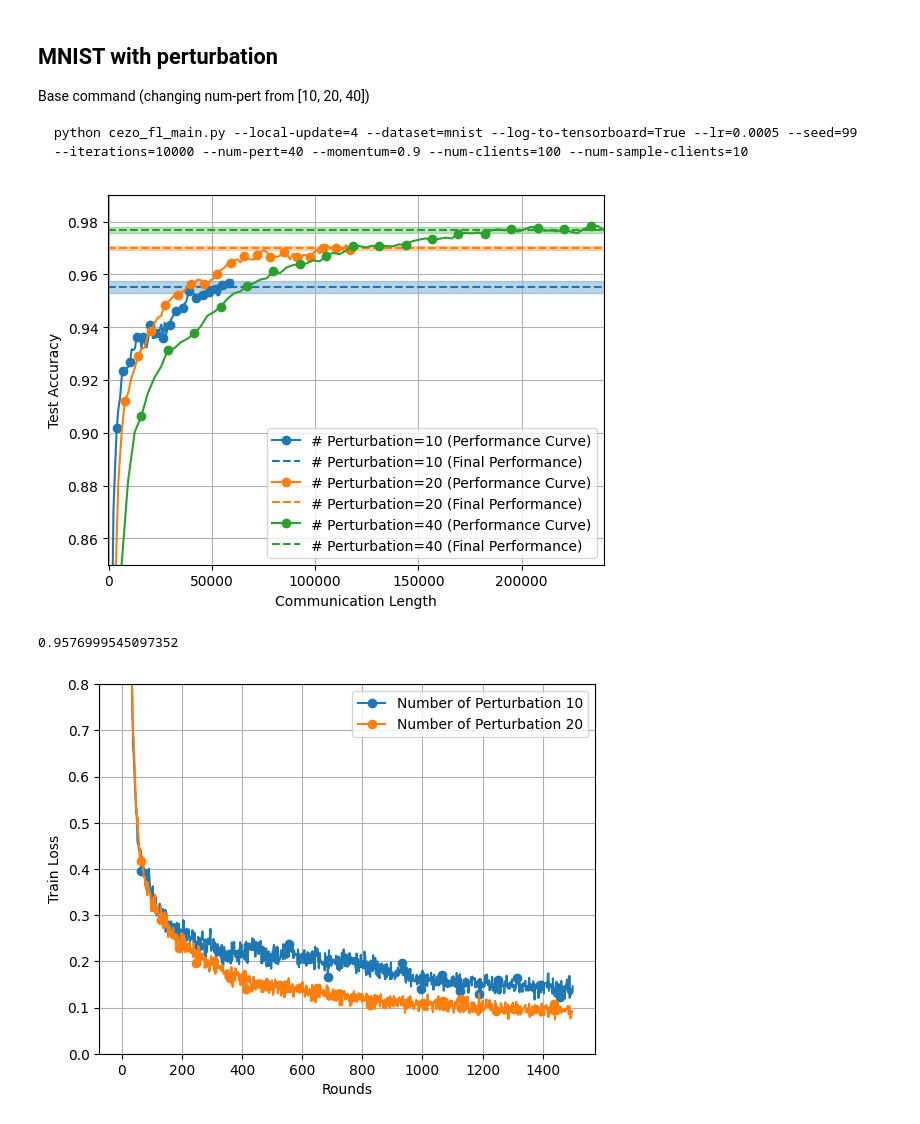
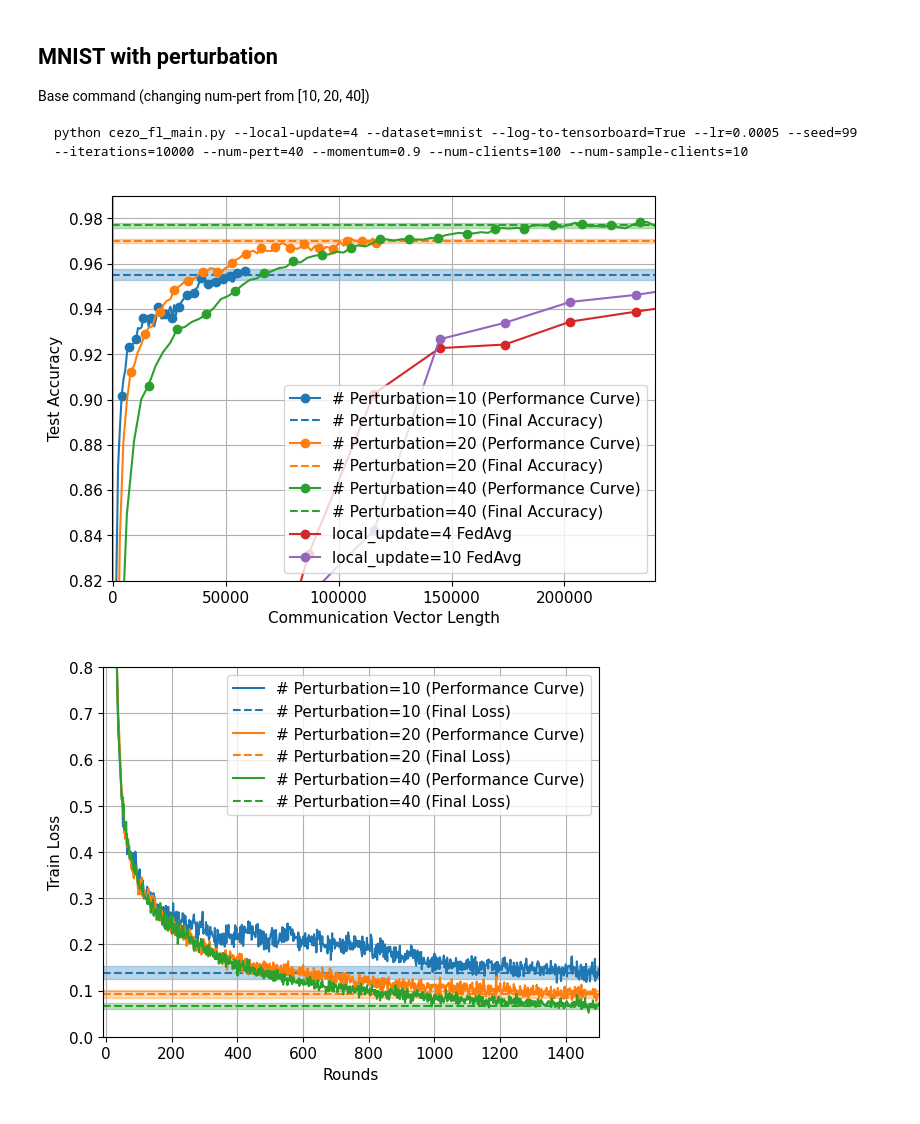
Before and after one commit to ZidongLiu/DeComFL, a Jupyter notebook: results/plot_results.ipynb, the cells around one changed output. Saved outputs shown, nothing was run; the diff lists cells and outputs as text; code cells hidden in the pictures.

```diff
--- a/results/plot_results.ipynb
+++ b/results/plot_results.ipynb
@@ -3,6 +3,7 @@ import os
 import numpy as np
 import pandas as pd
 import matplotlib.pyplot as plt
+plt.rcParams.update({'font.size': 11})
 # %% [markdown]
 # MNIST local update results
 
@@ -29,6 +30,7 @@ def parse_filename(filename):
     metadata['rge'] = str(metadata['rge'])
     metadata['seed'] = int(metadata['seed'])
     metadata['model'] = tokens[14]
+    metadata['type'] = "accuracy" if "Accuracy" in filename else "loss"
     return metadata
 
 
@@ -46,13 +48,18 @@ def parse_fo_filename(filename):
 df_list = []
 metadata_list = []
 for filename in sorted(zo_filenames):
+    metadata = parse_filename(filename)
+    if metadata['type'] != "accuracy":
+        continue
+    if metadata['lr'] != 0.001:
+        continue
     df_list.append(pd.read_csv(f"mnist_zo_fedavg/{filename}"))
-    metadata_list.append(parse_filename(filename))
+    metadata_list.append(metadata)
 
 # Load FO dataset
 df_fo_list = []
 metadata_fo_list = []
-for filename in ['run-fedavg,local_update=5,nc=100,rounds=1000,lr=0.1,seed=99-tag-Accuracy_test.csv',
+for filename in ['run-fedavg,local_update=4,nc=100,rounds=1000,lr=0.1,seed=99-tag-Accuracy_test.csv',
                  'run-fedavg,local_update=10,nc=100,rounds=1000,lr=0.1,seed=365-tag-Accuracy_test.csv']:
     df_fo_list.append(pd.read_csv(f"mnist_fo_fedavg/{filename}"))
     metadata_fo_list.append(parse_fo_filename(filename))
@@ -60,6 +67,6 @@ for filename in ['run-fedavg,local_update=5,nc=100,rounds=1000,lr=0.1,seed=99-ta
 def plot_between(x, y_list, local_update):
     y_mean = np.mean(y_list, axis=0)
     y_std = np.std(y_list, axis=0)
-    plt.plot(x, y_mean, label=f"{local_update=} Disco-FL(mean)")
-    plt.fill_between(x, y_mean-1.28* y_std, y_mean+1.28* y_std, alpha=0.3,label=f"{local_update=} Disco-FL(std)")
+    plt.plot(x, y_mean, label=f"{local_update=} FedDisco(mean)")
+    plt.fill_between(x, y_mean-1.28* y_std, y_mean+1.28* y_std, alpha=0.4,label=f"{local_update=} FedDisco(std)")
 # %%
@@ -112,55 +120,66 @@ for filename in sorted(zo_filenames):
     metadata['type'] = "accuracy" if "Accuracy" in filename else "loss"
     metadata_list.append(metadata)
 # %%
+plt.figure(figsize=(7, 5))
 i = 0 # for color
 xmin = -200
 xmax = 240000
 for df, metadata in zip(df_list, metadata_list):
     if metadata['type'] != "accuracy":
         continue
     npert=metadata['npert']
     _df = df.query(f"Step <= {1500}")
     plt.plot(_df['Step'] * metadata["local_update"] * metadata["npert"],
              _df['Value'], '-o', label=f"# Perturbation={npert} (Performance Curve)",
              markevery=4, color=f"C{i}")
     y_list = list(_df['Value'])[-10:]
     y_mean = np.mean(y_list)
     y_std = np.std(y_list)
-    plt.plot([xmin, xmax], [y_mean, y_mean], '--', color=f"C{i}", label=f"# Perturbation={npert} (Final Performance)")
+    plt.plot([xmin, xmax], [y_mean, y_mean], '--', color=f"C{i}", label=f"# Perturbation={npert} (Final Accuracy)")
     plt.fill_between([xmin, xmax], [y_mean-1.28*y_std, y_mean-1.28*y_std],
                      [y_mean+1.28*y_std, y_mean+1.28*y_std], alpha=0.3, color=f"C{i}")
     i+=1
 
+# Plot FO
+for df, metadata in zip(df_fo_list, metadata_fo_list):
+    local_update=metadata['local_update']
+    plt.plot(df['Step']*MODEL_SIZE, df['Value'], '-o', label=f"{local_update=} FedAvg", color=f'C{i}')
+    i+=1
 
-plt.xlabel("Communication Length")
+plt.xlabel("Communication Vector Length")
 plt.ylabel("Test Accuracy")
-plt.ylim(0.85, 0.99)
+plt.ylim(0.82, 0.99)
 plt.xlim(xmin, xmax)
 plt.grid(True)
 
 
 plt.legend()
 plt.show()
 # %% [output]
-[figure, old version]
+[figure, new version]
-# %%
-list(_df['Value'])[-1]
-# %% [output]
-0.9576999545097352
 # %%
+i = 0
+xmin, xmax = -10, 1500
 for df, metadata in zip(df_list, metadata_list):
     if metadata['type'] != "loss":
         continue
     npert=metadata['npert']
     _df = df.query(f"Step <= {1500}")
-    plt.plot(_df['Step'],  _df['Value'], '-o', label=f"Number of Perturbation {npert}",
-             markevery=40)
+    plt.plot(_df['Step'],  _df['Value'], '-', color=f"C{i}", label=f"# Perturbation={npert} (Performance Curve)")
+    y_list = list(_df['Value'])[-20:]
+    y_mean = np.mean(y_list)
+    y_std = np.std(y_list)
+    plt.plot([xmin, xmax], [y_mean, y_mean], '--', color=f"C{i}", label=f"# Perturbation={npert} (Final Loss)")
+    plt.fill_between([xmin, xmax], [y_mean-1.28*y_std, y_mean-1.28*y_std],
+                     [y_mean+1.28*y_std, y_mean+1.28*y_std], alpha=0.3, color=f"C{i}")
+    i+=1
+
 plt.ylim(-0.0, 0.8)
-# plt.xlim(-200, 120000)
+plt.xlim(xmin, xmax)
 plt.xlabel("Rounds")
 plt.ylabel("Train Loss")
 plt.grid(True)
 plt.legend()
 plt.show()
 # %% [output]
-[figure, old version]
+[figure, new version]
```
Also changed, not shown: parts of 1 cell of this notebook, 7 other files.
